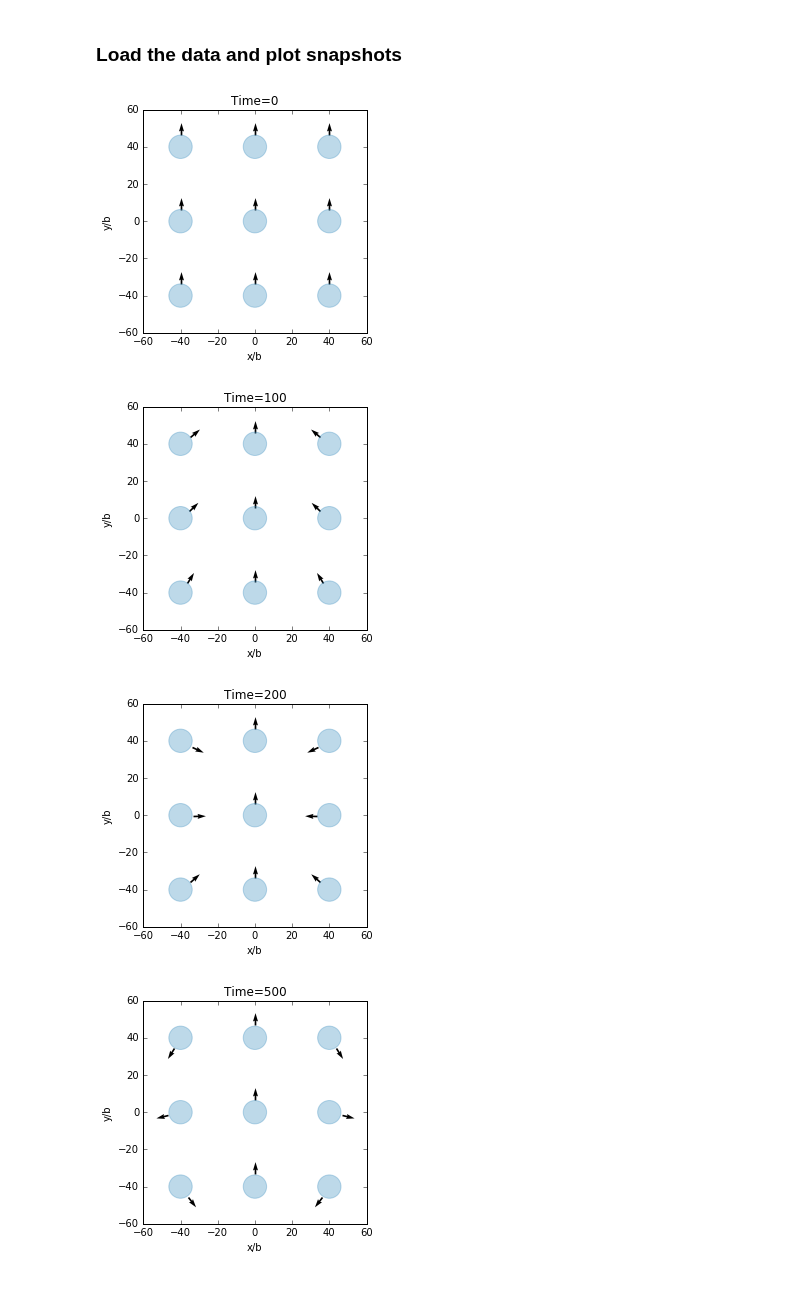
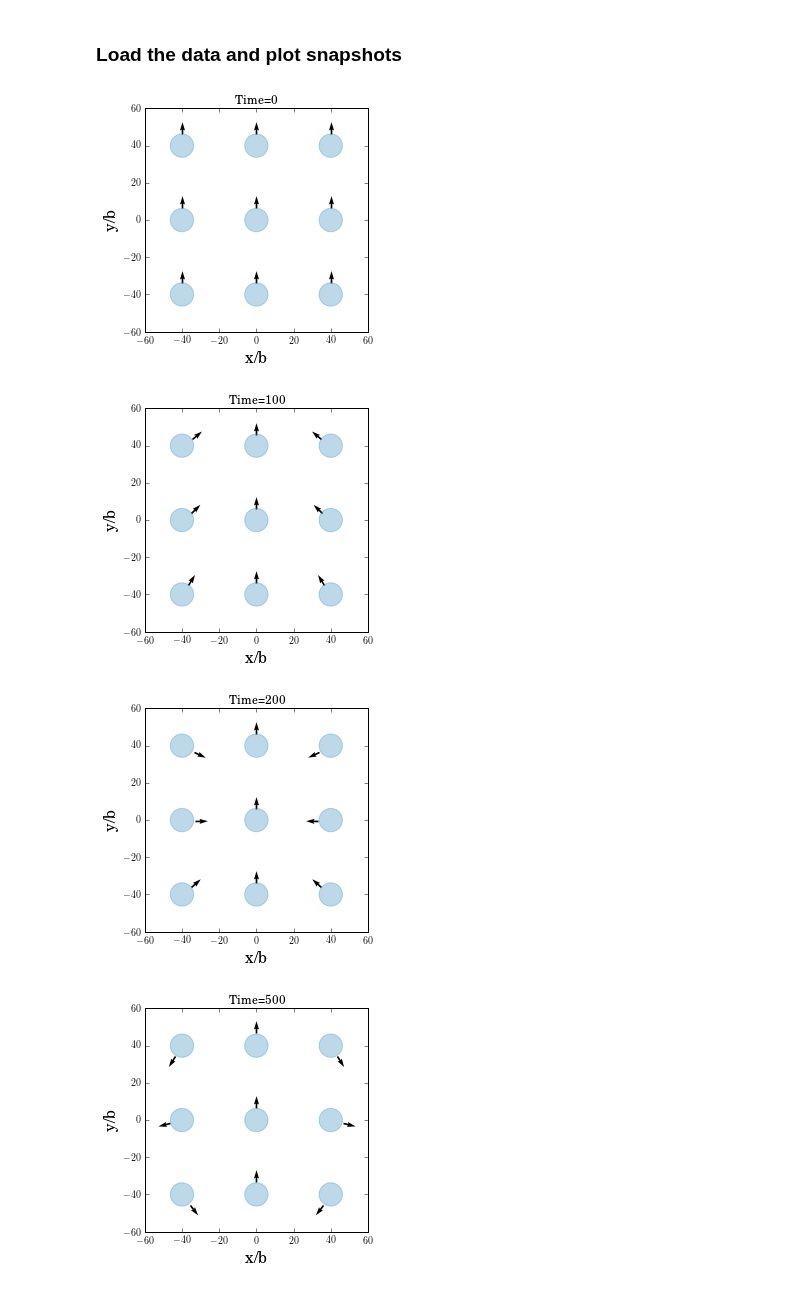
Before and after one commit to rajeshrinet/pystokes, a Jupyter notebook: examples/unbounded/activeColloidsLatticeTraps/holographicTrap.ipynb, the cells around one changed output. Cells and saved outputs as stored; diff of their text form; code cells hidden in the pictures.

```diff
--- a/examples/unbounded/activeColloidsLatticeTraps/holographicTrap.ipynb
+++ b/examples/unbounded/activeColloidsLatticeTraps/holographicTrap.ipynb
@@ -99,7 +99,7 @@ rm.simulate(Tf, Npts)
 # %% [markdown]
 ### Load the data and plot snapshots
 # %%
-data  = sio.loadmat('Np=9_vs=0.1000_K=0.0500_trapA=40.0000.mat')
+data  = sio.loadmat('Np=9_vs=0.1000_K=0.0500.mat')
 X     = data['X']
 tm    = data['t']
 k     = data['k']
@@ -109,25 +109,25 @@ tC    = data['trapCentre']
 # %%
 rr = (6*np.pi*eta*vs*b)/k  # confinement radius
 
 def plotConfig(n):
-    fig1 = plt.figure()
+    fig1 = plt.figure(); plt.rc('text', usetex=True); plt.rc('font', family='serif')
     ax1 = fig1.add_subplot(111, aspect='equal')
     for i in range(Np):
         ax1.add_patch(patches.Circle((tC[0, i], tC[0, i+Np]), rr, color='#348abd', alpha=0.32))
         x, y   = X[n,i], X[n,Np+i]
         px, py = X[n,3*Np+i], X[n,4*Np+i]
         plt.quiver(x,y,px,py)
     plt.xlim([-60, 60]);   plt.ylim([-60, 60])
-    plt.xlabel('x/b');     plt.ylabel('y/b')
+    plt.xlabel(r'x/b', fontsize=16);     plt.ylabel(r'y/b', fontsize=16)
     plt.title('Time=%d'%n);
 
 plotConfig(0)
 plotConfig(100)
 plotConfig(200)
 plotConfig(500)
 plotConfig(1000)
 # %% [output]
-[figure, old version]
+[figure, new version]
-[figure, old version]
+[figure, new version]
-[figure, old version]
+[figure, new version]
-[figure, old version]
+[figure, new version]
```
Also changed, not shown: parts of 3 cells of this notebook, 1 other file.
